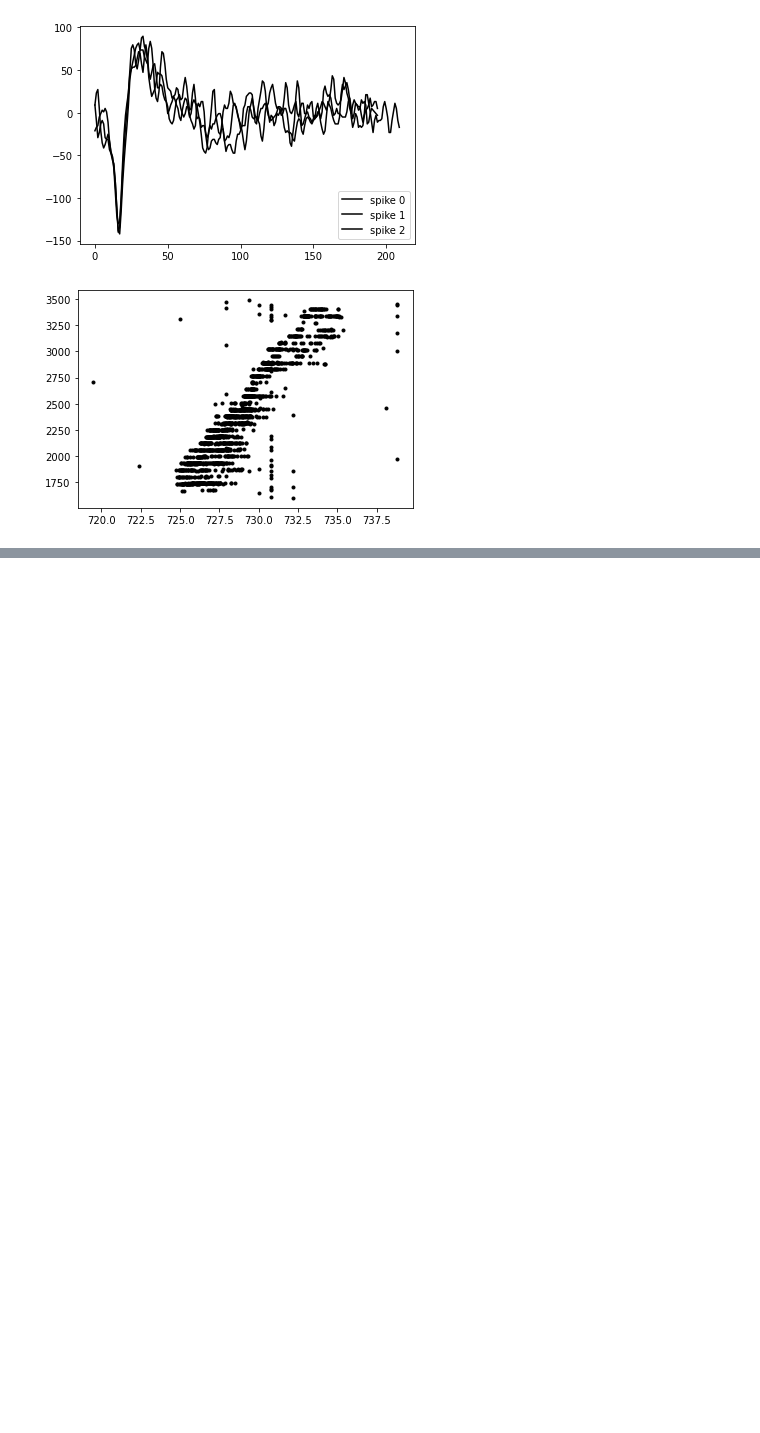
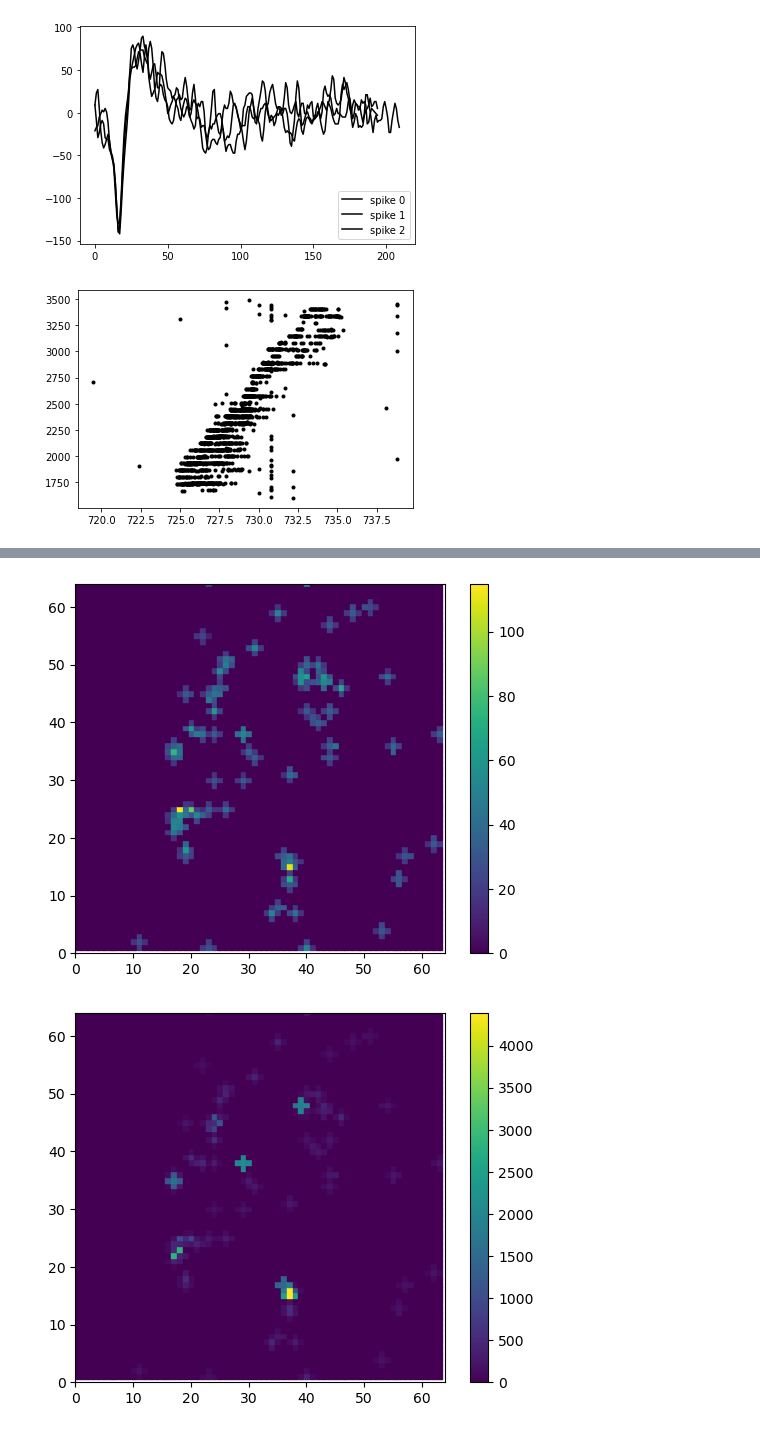
Before and after one commit to JeandeMontigny/beaf, a Jupyter notebook: notebooks/read_brw_files.ipynb, the cells around one changed output, grey strips where cells are left out. Saved outputs shown, nothing was run; the diff lists cells and outputs as text; code cells hidden in the pictures; blank space fills up the shorter version.

Commit message:
wip add plot_activity_map function

```diff
--- a/notebooks/read_brw_files.ipynb
+++ b/notebooks/read_brw_files.ipynb
@@ -207,3 +207,11 @@ bv.plot_raw_compressed(File, [1886, 1894], visualisation="superimposed", t_start
+# %%
+File = br.read_brw_file("../recordings/cerebellum-slice1-01.brw", t_start = 0, t_end = 2, ch_to_extract="all")
+
+bv.plot_activity_map(File, method="std")
+bv.plot_activity_map(File, method="min-max")
+# %% [output]
+[figure, added]
+[figure, added]
 # %%
 # ---- C code integration tests ---- #
 
```
Also changed, not shown: parts of 4 cells of this notebook.
